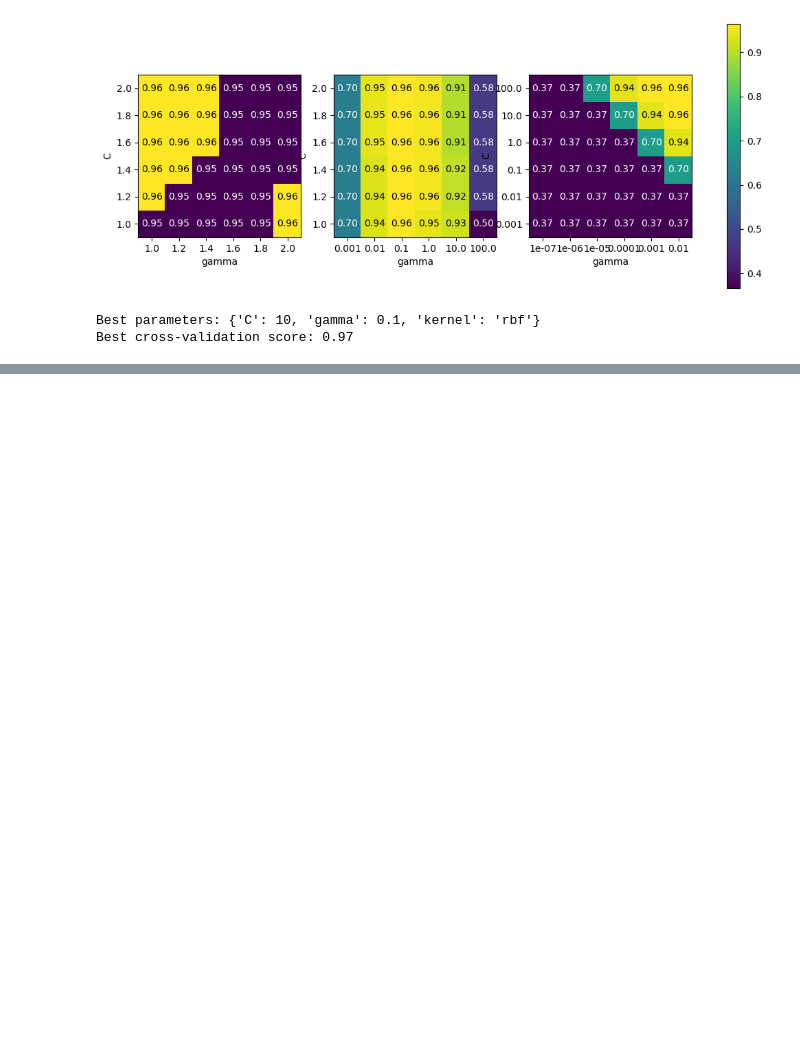
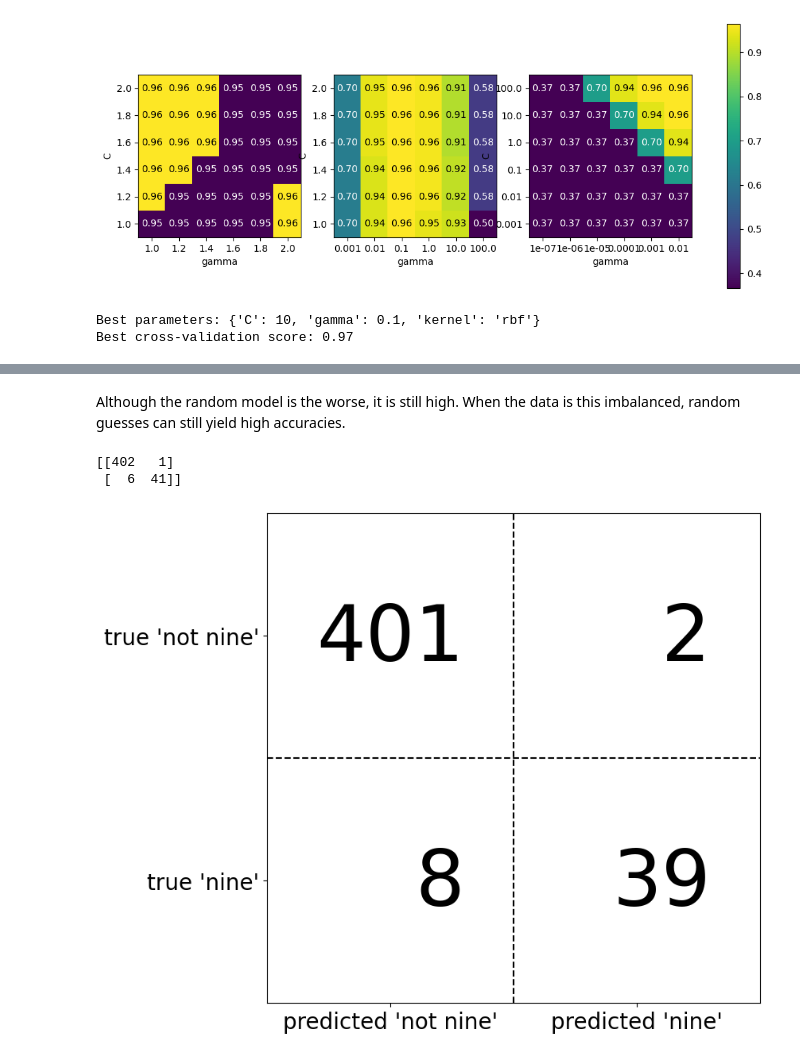
Before and after one commit to Giov12/intro.to.ml, a Jupyter notebook: chapter5.ipynb, the cells around one changed output, grey strips where cells are left out. Drawn from its saved outputs; the diff is of its cells as text; code cells hidden in the pictures; blank space fills up the shorter version.

```diff
--- a/chapter5.ipynb
+++ b/chapter5.ipynb
@@ -445,0 +545,16 @@ display(results.head())
+# %% [markdown]
+Although the random model is the worse, it is still high. When the data is this imbalanced, random guesses can still yield high accuracies.
+# %%
+# Evaluating binary classification
+from sklearn.metrics import confusion_matrix
+
+confusion = confusion_matrix(ytest, pred_logreg)
+print(confusion)
+# %% [output]
+[[402   1]
+ [  6  41]]
+# %%
+# illustrate what we are seeing
+mglearn.plots.plot_confusion_matrix_illustration()
+# %% [output]
+[figure, added]
```
Also changed, not shown: parts of 40 cells of this notebook.
